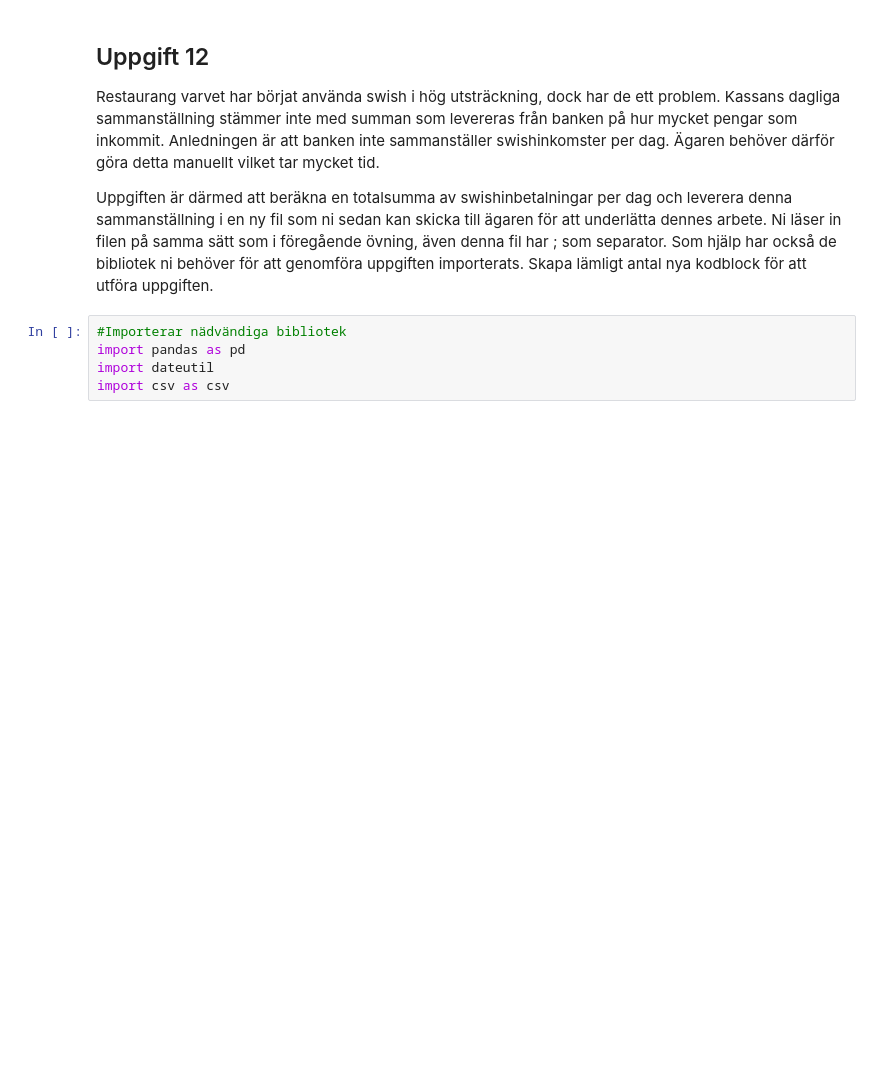
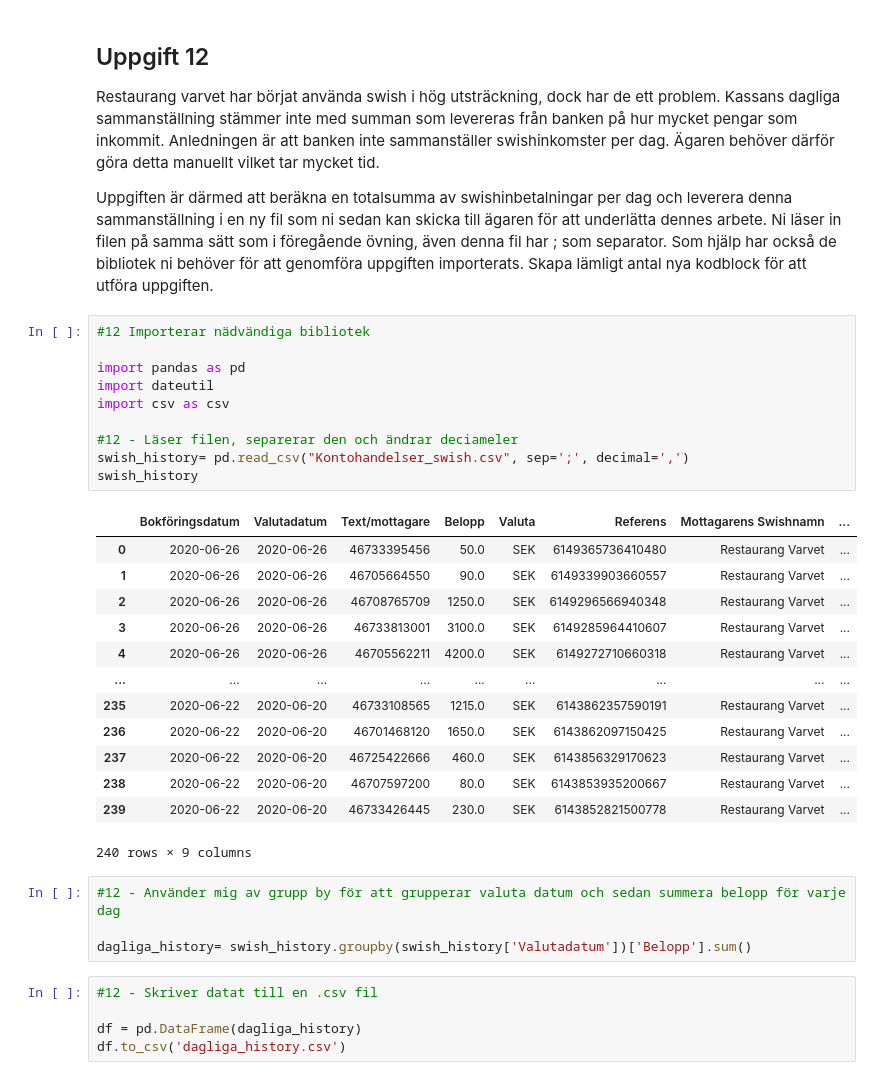
Before and after one commit to Nikniknikm/Laboration_1, a Jupyter notebook: Kopia_Av_Inlämning_1.ipynb, the cells around one changed output. Saved outputs shown, nothing was run; the diff lists cells and outputs as text; blank space fills up the shorter version.

```diff
--- a/Kopia_Av_Inlämning_1.ipynb
+++ b/Kopia_Av_Inlämning_1.ipynb
@@ -404,7 +418,35 @@ Restaurang varvet har börjat använda swish i hög utsträckning, dock har de e
 
 Uppgiften är därmed att beräkna en totalsumma av swishinbetalningar per dag och leverera denna sammanställning i en ny fil som ni sedan kan skicka till ägaren för att underlätta dennes arbete. Ni läser in filen på samma sätt som i föregående övning, även denna fil har ; som separator. Som hjälp har också de bibliotek ni behöver för att genomföra uppgiften importerats. Skapa lämligt antal nya kodblock för att utföra uppgiften.
 # %%
-#Importerar nädvändiga bibliotek
+#12 Importerar nädvändiga bibliotek
+
 import pandas as pd
 import dateutil
 import csv as csv
+
+#12 - Läser filen, separerar den och ändrar deciameler
+swish_history= pd.read_csv("Kontohandelser_swish.csv", sep=';', decimal=',')
+swish_history
+# %% [output]
+|  | Bokföringsdatum | Valutadatum | Text/mottagare | Belopp | Valuta | Referens | Mottagarens Swishnamn | ... |
+| 0 | 2020-06-26 | 2020-06-26 | 46733395456 | 50.0 | SEK | 6149365736410480 | Restaurang Varvet | ... |
+| 1 | 2020-06-26 | 2020-06-26 | 46705664550 | 90.0 | SEK | 6149339903660557 | Restaurang Varvet | ... |
+| 2 | 2020-06-26 | 2020-06-26 | 46708765709 | 1250.0 | SEK | 6149296566940348 | Restaurang Varvet | ... |
+| 3 | 2020-06-26 | 2020-06-26 | 46733813001 | 3100.0 | SEK | 6149285964410607 | Restaurang Varvet | ... |
+| 4 | 2020-06-26 | 2020-06-26 | 46705562211 | 4200.0 | SEK | 6149272710660318 | Restaurang Varvet | ... |
+| ... | ... | ... | ... | ... | ... | ... | ... | ... |
+| 235 | 2020-06-22 | 2020-06-20 | 46733108565 | 1215.0 | SEK | 6143862357590191 | Restaurang Varvet | ... |
+| 236 | 2020-06-22 | 2020-06-20 | 46701468120 | 1650.0 | SEK | 6143862097150425 | Restaurang Varvet | ... |
+| 237 | 2020-06-22 | 2020-06-20 | 46725422666 | 460.0 | SEK | 6143856329170623 | Restaurang Varvet | ... |
+| 238 | 2020-06-22 | 2020-06-20 | 46707597200 | 80.0 | SEK | 6143853935200667 | Restaurang Varvet | ... |
+| 239 | 2020-06-22 | 2020-06-20 | 46733426445 | 230.0 | SEK | 6143852821500778 | Restaurang Varvet | ... |
+240 rows × 9 columns
+# %%
+#12 - Använder mig av grupp by för att grupperar valuta datum och sedan summera belopp för varje dag
+
+dagliga_history= swish_history.groupby(swish_history['Valutadatum'])['Belopp'].sum()
+# %%
+#12 - Skriver datat till en .csv fil
+
+df = pd.DataFrame(dagliga_history)
+df.to_csv('dagliga_history.csv')
```
Also changed, not shown: parts of 20 cells of this notebook.
